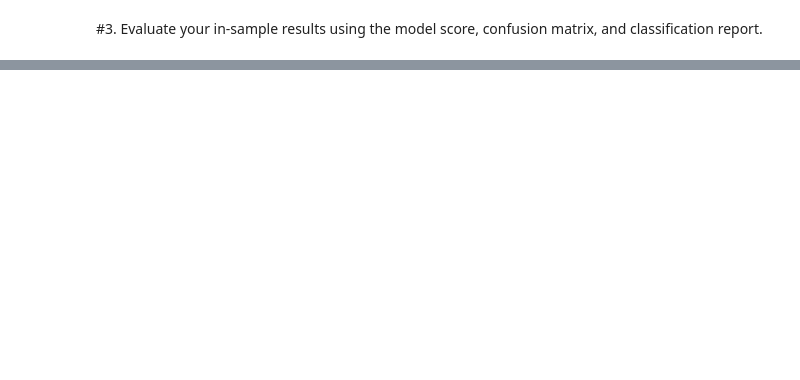
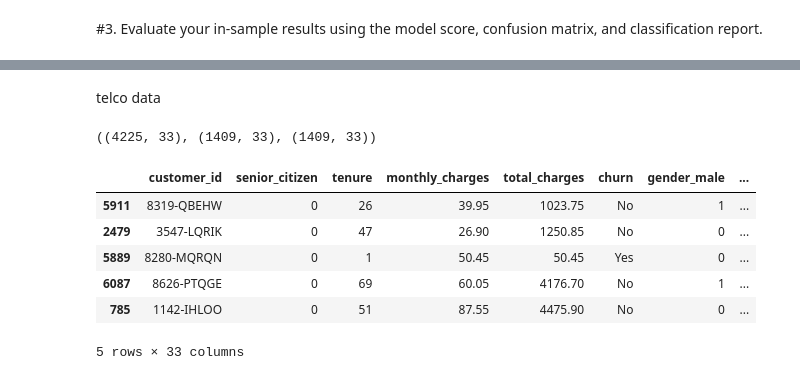
Before and after one commit to rajeshlamichhane04/classification_exercises, a Jupyter notebook: model.ipynb, the cells around one changed output, grey strips where cells are left out. Saved outputs shown, nothing was run; the diff lists cells and outputs as text; code cells hidden in the pictures; blank space fills up the shorter version.

```diff
--- a/model.ipynb
+++ b/model.ipynb
@@ -144,0 +445,19 @@ array([[0.90322581, 0.09677419],
+# %% [markdown]
+telco data
+# %%
+#acquire train data
+df = acquire.get_telco_data()
+train, validate, test = prepare.prep_get_telco_data(df)
+train.shape, validate.shape, test.shape
+# %% [output]
+((4225, 33), (1409, 33), (1409, 33))
+# %%
+train.head()
+# %% [output]
+|  | customer_id | senior_citizen | tenure | monthly_charges | total_charges | churn | gender_male | ... |
+| 5911 | 8319-QBEHW | 0 | 26 | 39.95 | 1023.75 | No | 1 | ... |
+| 2479 | 3547-LQRIK | 0 | 47 | 26.90 | 1250.85 | No | 0 | ... |
+| 5889 | 8280-MQRQN | 0 | 1 | 50.45 | 50.45 | Yes | 0 | ... |
+| 6087 | 8626-PTQGE | 0 | 69 | 60.05 | 4176.70 | No | 1 | ... |
+| 785 | 1142-IHLOO | 0 | 51 | 87.55 | 4475.90 | No | 0 | ... |
+5 rows × 33 columns
```
Also changed, not shown: parts of 68 cells of this notebook.
